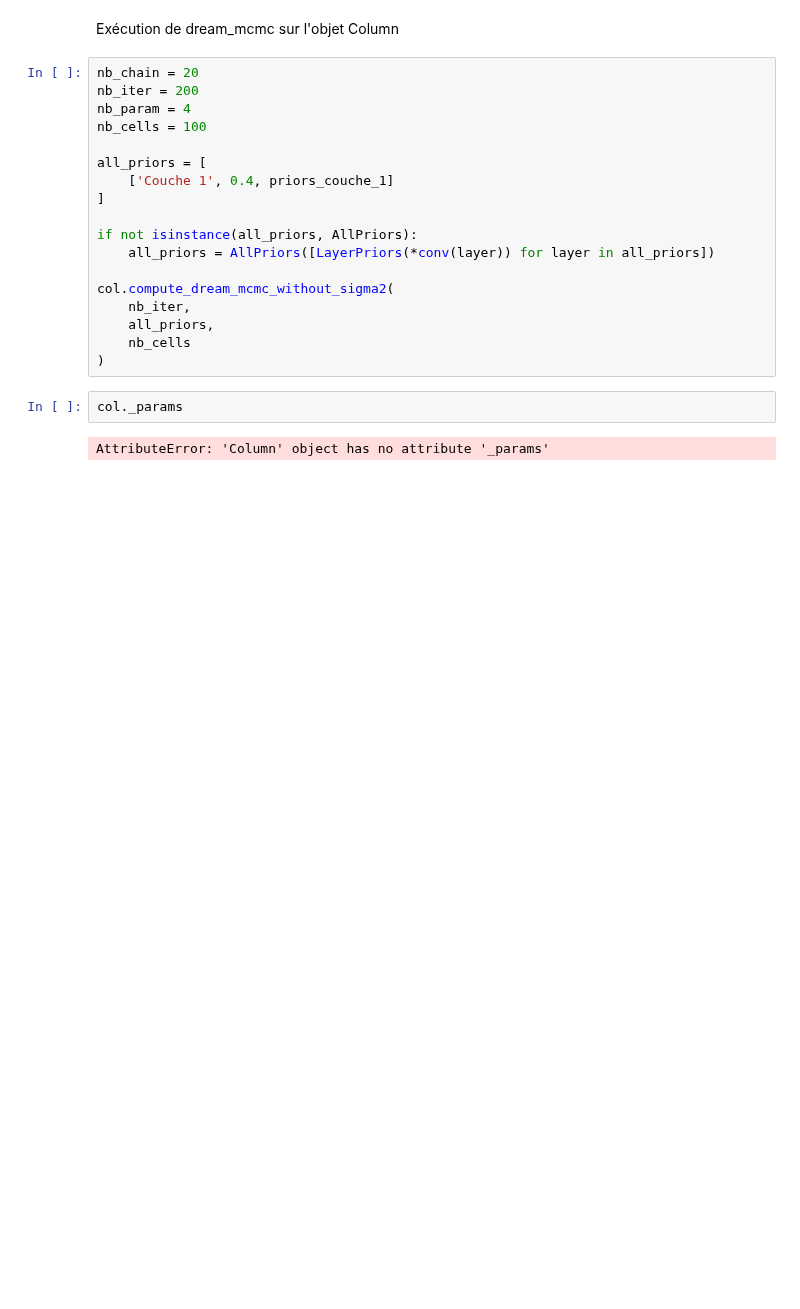
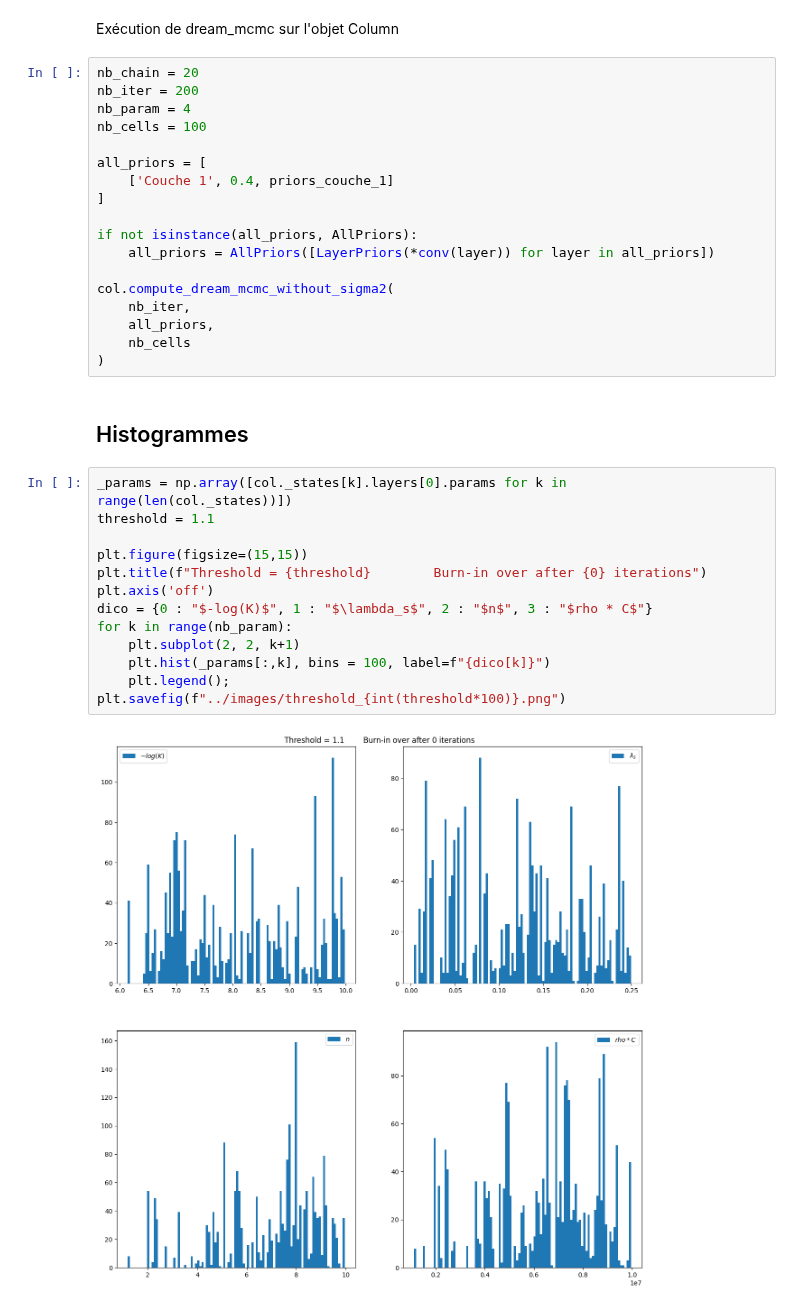
Before and after one commit to flipoyo/MOLONARI1D, a Jupyter notebook: pyheatmy2022/pyheatmy/dream_V3.ipynb, the cells around one changed output. Drawn from its saved outputs; the diff is of its cells as text; blank space fills up the shorter version.

```diff
--- a/pyheatmy2022/pyheatmy/dream_V3.ipynb
+++ b/pyheatmy2022/pyheatmy/dream_V3.ipynb
@@ -1552,7 +1446,20 @@ col.compute_dream_mcmc_without_sigma2(
     all_priors,
     nb_cells
 )
-# %%
-col._params
-# %% [output]
-AttributeError: 'Column' object has no attribute '_params'
+# %% [markdown]
+## Histogrammes
+# %%
+_params = np.array([col._states[k].layers[0].params for k in range(len(col._states))])
+threshold = 1.1
+
+plt.figure(figsize=(15,15))
+plt.title(f"Threshold = {threshold}        Burn-in over after {0} iterations")
+plt.axis('off')
+dico = {0 : "$-log(K)$", 1 : "$\lambda_s$", 2 : "$n$", 3 : "$rho * C$"}
+for k in range(nb_param):
+    plt.subplot(2, 2, k+1)
+    plt.hist(_params[:,k], bins = 100, label=f"{dico[k]}")
+    plt.legend();
+plt.savefig(f"../images/threshold_{int(threshold*100)}.png")
+# %% [output]
+[figure, added]
```
Also changed, not shown: parts of 3 cells of this notebook, 1 other file.
